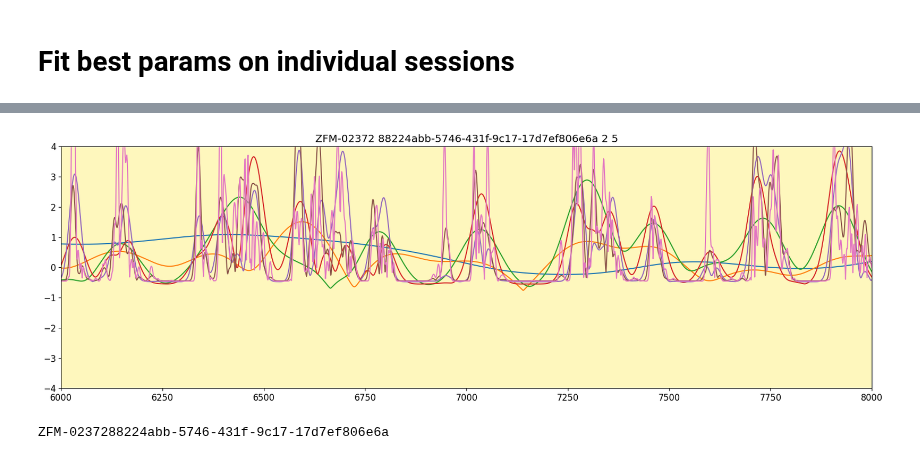
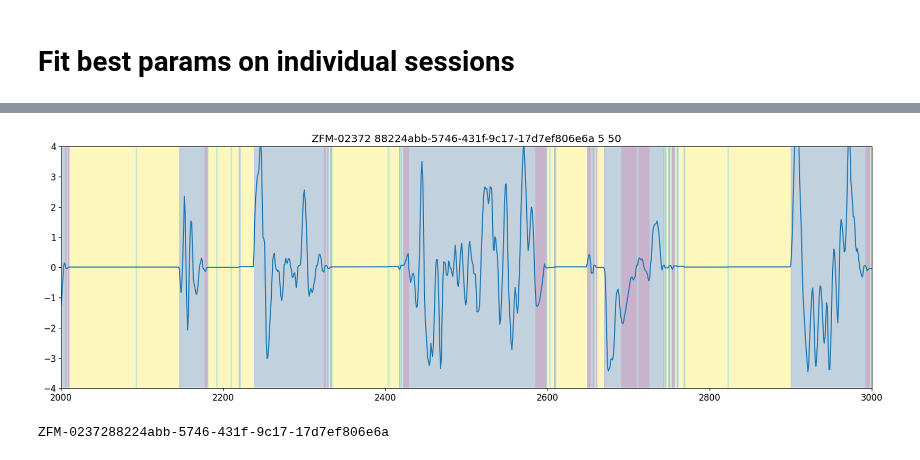
Before and after one commit to ineslaranjeira/representation_learning_variability, a Jupyter notebook: Models/Sub-trial/2_fit_models/AR-HMM/ar_hmm_v5.ipynb, the cells around one changed output, grey strips where cells are left out. Saved outputs shown, nothing was run; the diff lists cells and outputs as text; code cells hidden in the pictures.

```diff
--- a/Models/Sub-trial/2_fit_models/AR-HMM/ar_hmm_v5.ipynb
+++ b/Models/Sub-trial/2_fit_models/AR-HMM/ar_hmm_v5.ipynb
@@ -38,7 +38,7 @@ one = ONE(mode='remote')
 # Parameters
 bin_size = 0.017
 multiplier=1
-num_states = 2
+num_states = 3
 num_iters = 100
 num_train_batches = 5
 method = 'kmeans'
@@ -169,17 +170,18 @@ idx_end = idx_end_list[index_var]
 var_names = use_sets[index_var]
 
 fit = True
-kappa=3
-lag=10
-num_states=2
+kappa=1
+lag=30
+num_states=3
 smooth = False
 window=6
 downsample=False
-downsample_factor=1
+downsample_factor=2
 num_train_batches = 20
-method='prior'
+method='kmeans'
+use_method = 'em'
 
-for m, mat in enumerate(sessions_to_process[:1]):
+for m, mat in enumerate(sessions_to_process[:2]):
 
     mouse_name = mat[0]
     session = mat[1]
@@ -230,11 +232,10 @@ for m, mat in enumerate(sessions_to_process[:1]):
         arhmm = LinearAutoregressiveHMM(num_states, emission_dim, num_lags=lag,transition_matrix_stickiness=kappa)
         # init_params, props = arhmm.initialize(key=jr.PRNGKey(0), method=method, emissions=shortened_array)  # not sure if I need to include
         all_val_lls, fit_params, init_params, baseline_lls = cross_validate_armodel(
-                            arhmm, jr.PRNGKey(0), train_emissions, train_inputs, method, num_train_batches
+                            arhmm, jr.PRNGKey(0), train_emissions, train_inputs, method, num_train_batches, use_method
                         )
 
         # Find parameters for best fold
-        # use_fold = np.argmax(all_val_lls)
         use_fold = np.where(all_val_lls == np.nanmax(all_val_lls))[0][0]
 
         initial_probs = fit_params[0].probs[use_fold]
@@ -255,7 +256,6 @@ for m, mat in enumerate(sessions_to_process[:1]):
 
         # Get state estimates for validation data
         most_likely_states = new_arhmm.most_likely_states(best_fold_params, shortened_array, my_inputs)
-        # most_likely_states = hmm.most_likely_states(init_params, shortened_array, my_inputs)
 
     else:
         # Get most likely states
@@ -267,10 +267,6 @@ for m, mat in enumerate(sessions_to_process[:1]):
 
     " Plots "
     # Prepare data
-    # design_matrix_heading = pd.DataFrame(columns=var_names)
-    # design_matrix_heading[var_names] = design_matrix[0:len(most_likely_states)]  # TODO: need to understand why number is the same and whether it depends on lag
-    # bins = unnorm_design_matrix[:(num_timesteps // num_train_batches) * num_train_batches]['Bin']
-    # design_matrix_heading['Bin'] = bins
 
     design_matrix_heading = pd.DataFrame(columns=var_names)
     design_matrix_heading[var_names] = shortened_array[0:len(most_likely_states)] # TODO: need to understand why number is the same and whether it depends on lag
@@ -306,22 +299,22 @@ ZFM-0237288224abb-5746-431f-9c17-17d7ef806e6a
 # %%
     # Plot raw trace over states
     fig, ax = plt.subplots(ncols=1 , nrows=1, sharex=False, sharey=False, figsize=[20, 6])
     plt.rc('font', size=12)
     ax.plot(plot_data)
     ax.imshow(np.concatenate([most_likely_states])[None,:],
                 extent=(0, len(np.concatenate([most_likely_states])), -4, 4),
                 aspect="auto",
                 cmap='viridis',
                 alpha=0.3)
     if fit:
         ax.set_title(mouse_name+' '+session+' '+str(lag)+' '+str(kappa))
     else:
         ax.set_title(mouse_name+' '+session+' '+str(lag_number)+' '+str(kappa_number))
 
-    init = 6000
-    ax.set_xlim([init, init+2000])
+    init = 2000
+    ax.set_xlim([init, init+1000])
     plt.show()
     print(fit_id)
 # %% [output]
-[figure, old version]
+[figure, new version]
 ZFM-0237288224abb-5746-431f-9c17-17d7ef806e6a
```
Also changed, not shown: parts of 2 cells of this notebook, 6 other files.
